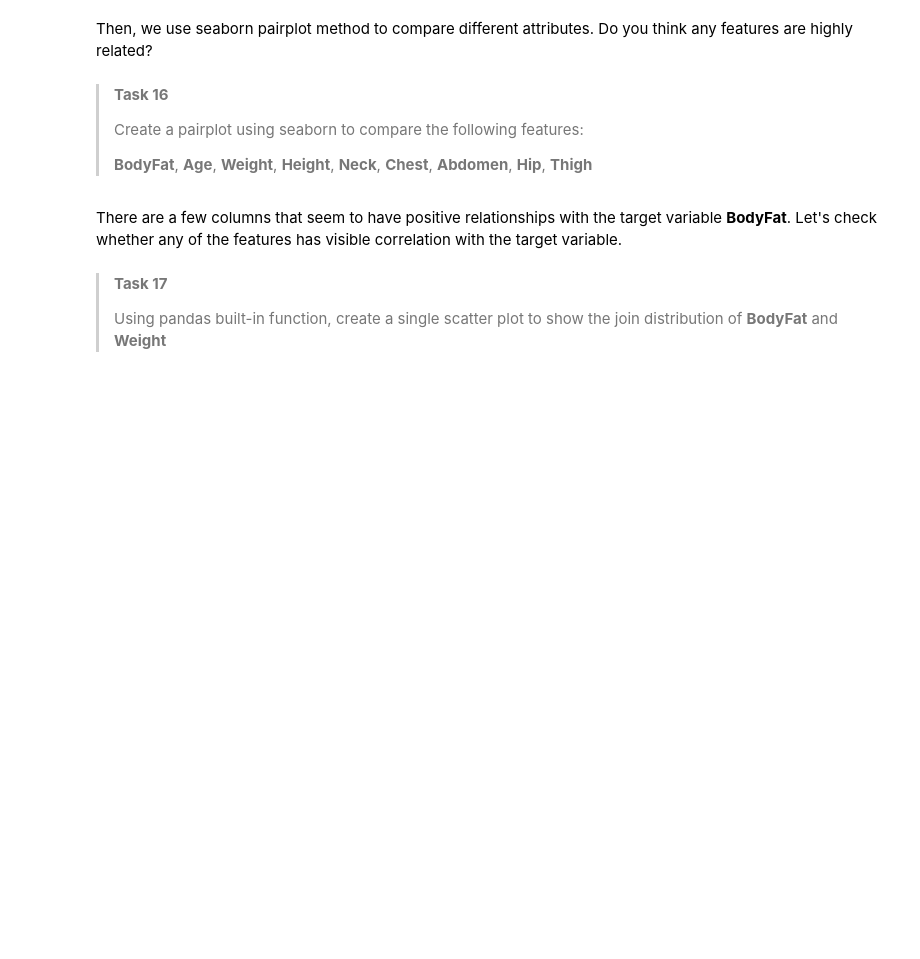
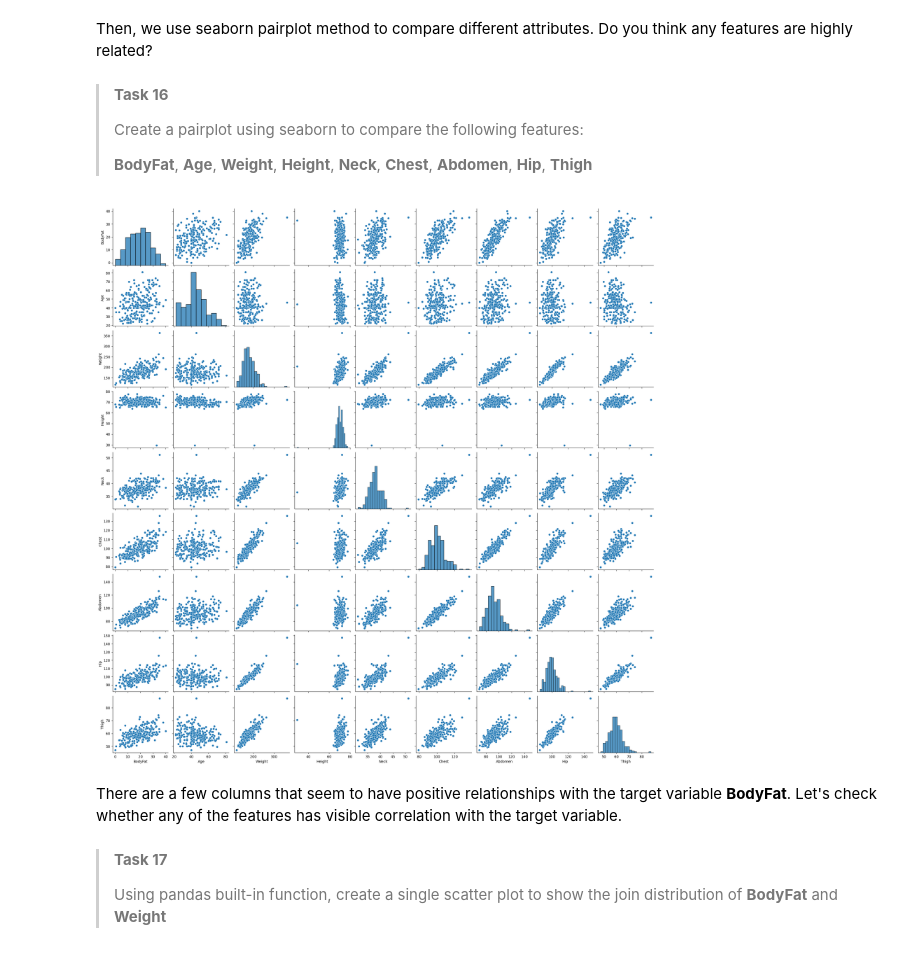
Before and after one commit to jonatasgomes/waterloo, a Jupyter notebook: Supervised Machine Learning/assignments/m1-exercise-a/m1-exercise-a.ipynb, the cells around one changed output. Saved outputs shown, nothing was run; the diff lists cells and outputs as text; code cells hidden in the pictures; blank space fills up the shorter version.

```diff
--- a/Supervised Machine Learning/assignments/m1-exercise-a/m1-exercise-a.ipynb
+++ b/Supervised Machine Learning/assignments/m1-exercise-a/m1-exercise-a.ipynb
@@ -213,3 +389,15 @@ Then, we use seaborn pairplot method to compare different attributes. Do you thi
+# %%
+import seaborn as sns
+import matplotlib.pyplot as plt
+
+# Define the features for the pairplot
+features_for_pairplot = ['BodyFat', 'Age', 'Weight', 'Height', 'Neck', 'Chest', 'Abdomen', 'Hip', 'Thigh']
+
+# Create the pairplot
+sns.pairplot(bodyfat[features_for_pairplot])
+plt.show()
+# %% [output]
+[figure, added]
 # %% [markdown]
 There are a few columns that seem to have positive relationships with the target variable __BodyFat__. Let's check whether any of the features has visible correlation with the target variable.
 # %% [markdown]
```
Also changed, not shown: parts of 45 cells of this notebook, 6 other files.
